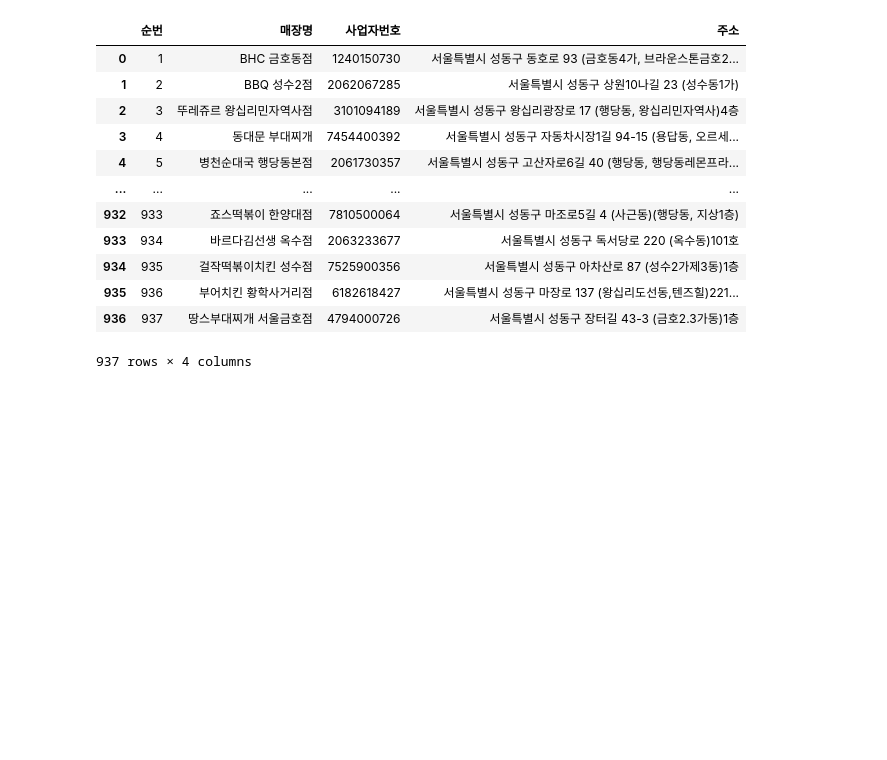
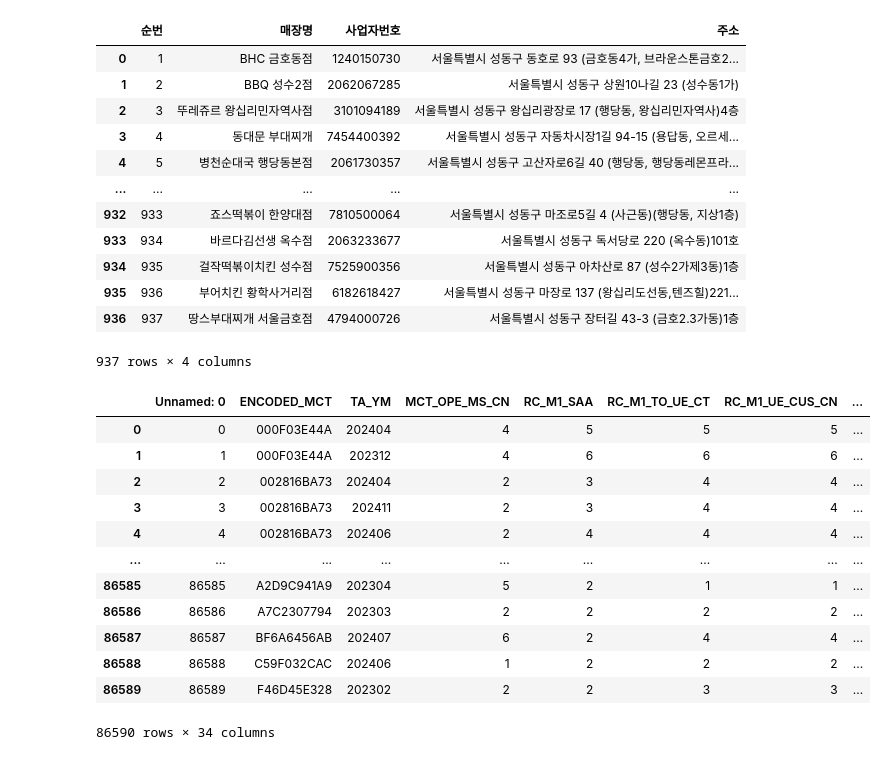
Before and after one commit to Hwaaanss/Capstone2_HelloKitty, a Jupyter notebook: EDA.ipynb, the cells around one changed output. Cells and saved outputs as stored; diff of their text form; code cells hidden in the pictures; blank space fills up the shorter version.

```diff
--- a/EDA.ipynb
+++ b/EDA.ipynb
@@ -508,3 +508,19 @@ pd.read_csv('/content/drive/MyDrive/B.S.degree/Capstone2_HelloKitty/dataset/ᄉ
 | 935 | 936 | 부어치킨 황학사거리점 | 6182618427 | 서울특별시 성동구 마장로 137 (왕십리도선동,텐즈힐)221... |
 | 936 | 937 | 땅스부대찌개 서울금호점 | 4794000726 | 서울특별시 성동구 장터길 43-3 (금호2.3가동)1층 |
 937 rows × 4 columns
+# %%
+pd.read_csv('/content/drive/MyDrive/B.S.degree/Capstone2_HelloKitty/dataset/BasicData_Prep.csv', encoding='cp949')
+# %% [output]
+|  | Unnamed: 0 | ENCODED_MCT | TA_YM | MCT_OPE_MS_CN | RC_M1_SAA | RC_M1_TO_UE_CT | RC_M1_UE_CUS_CN | ... |
+| 0 | 0 | 000F03E44A | 202404 | 4 | 5 | 5 | 5 | ... |
+| 1 | 1 | 000F03E44A | 202312 | 4 | 6 | 6 | 6 | ... |
+| 2 | 2 | 002816BA73 | 202404 | 2 | 3 | 4 | 4 | ... |
+| 3 | 3 | 002816BA73 | 202411 | 2 | 3 | 4 | 4 | ... |
+| 4 | 4 | 002816BA73 | 202406 | 2 | 4 | 4 | 4 | ... |
+| ... | ... | ... | ... | ... | ... | ... | ... | ... |
+| 86585 | 86585 | A2D9C941A9 | 202304 | 5 | 2 | 1 | 1 | ... |
+| 86586 | 86586 | A7C2307794 | 202303 | 2 | 2 | 2 | 2 | ... |
+| 86587 | 86587 | BF6A6456AB | 202407 | 6 | 2 | 4 | 4 | ... |
+| 86588 | 86588 | C59F032CAC | 202406 | 1 | 2 | 2 | 2 | ... |
+| 86589 | 86589 | F46D45E328 | 202302 | 2 | 2 | 3 | 3 | ... |
+86590 rows × 34 columns
```
Also changed, not shown: 49 other files.
